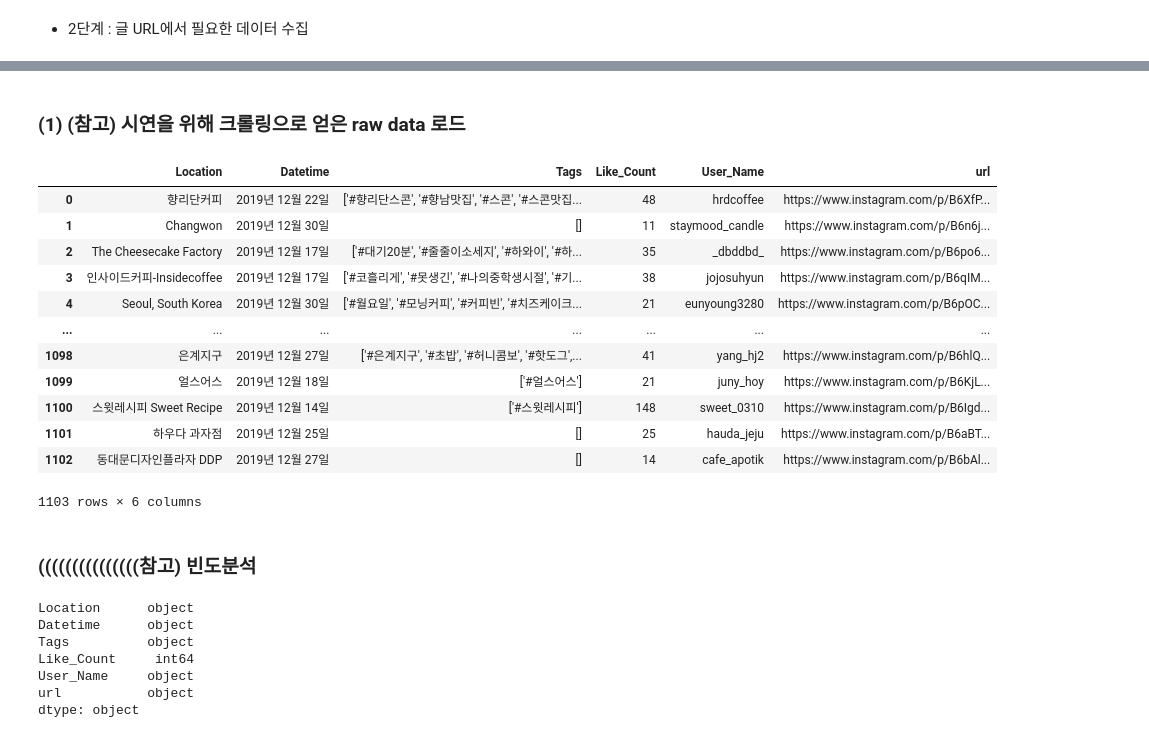
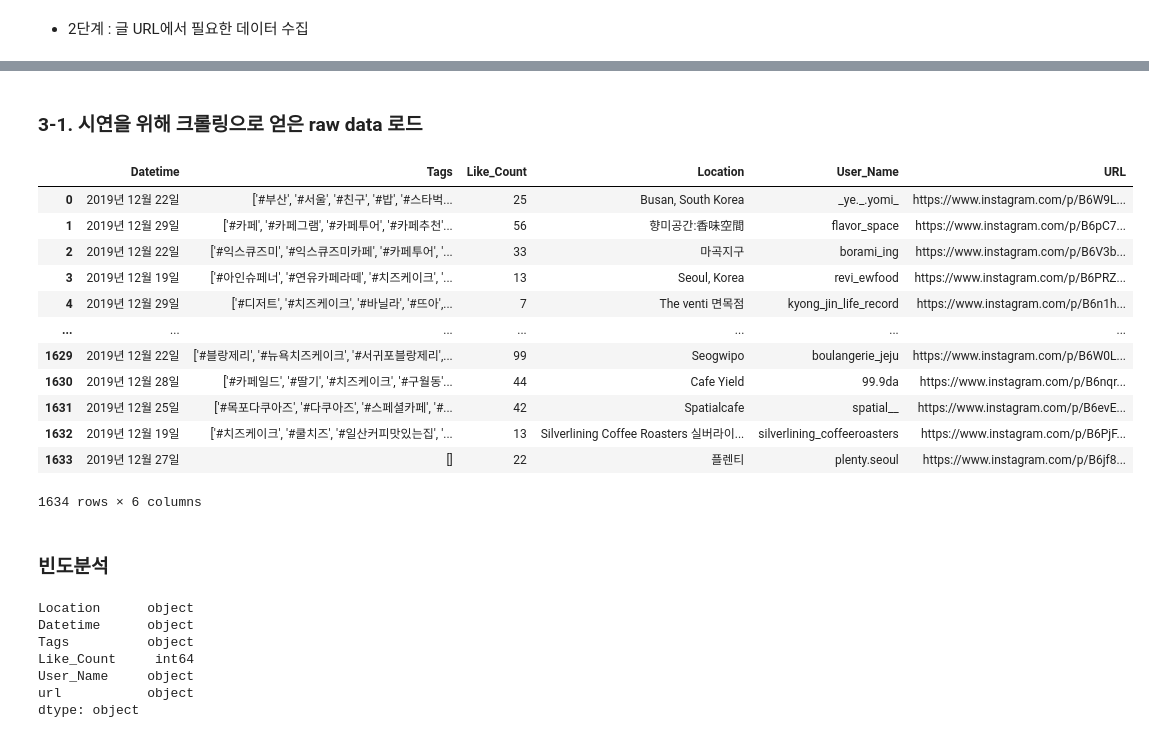
Before and after one commit to soothingni/PROJECT1, a Jupyter notebook: PROJECT1_정리.ipynb, the cells around one changed output, grey strips where cells are left out. Saved outputs shown, nothing was run; the diff lists cells and outputs as text; code cells hidden in the pictures.

```diff
--- a/PROJECT1_정리.ipynb
+++ b/PROJECT1_정리.ipynb
@@ -136,24 +169,24 @@ insta_df.to_csv(keyword + '_' + str(num_of_pages) + '.csv',mode='w', encoding='U
 # %% [markdown]
-### (1) (참고) 시연을 위해 크롤링으로 얻은 raw data 로드
+### 3-1. 시연을 위해 크롤링으로 얻은 raw data 로드
 # %%
-insta_df = pd.read_csv('C:/Users/student/Desktop/PROJECT1_dy/rawdata.csv', index_col=0, encoding='UTF-8')
+insta_df = pd.read_csv('rawdata.csv', index_col=0, encoding='UTF-8')
 insta_df
 # %% [output]
-|  | Location | Datetime | Tags | Like_Count | User_Name | url |
-| 0 | 향리단커피 | 2019년 12월 22일 | ['#향리단스콘', '#향남맛집', '#스콘', '#스콘맛집... | 48 | hrdcoffee | https://www.instagram.com/p/B6XfP... |
-| 1 | Changwon | 2019년 12월 30일 | [] | 11 | staymood_candle | https://www.instagram.com/p/B6n6j... |
-| 2 | The Cheesecake Factory | 2019년 12월 17일 | ['#대기20분', '#줄줄이소세지', '#하와이', '#하... | 35 | _dbddbd_ | https://www.instagram.com/p/B6po6... |
-| 3 | 인사이드커피-Insidecoffee | 2019년 12월 17일 | ['#코흘리게', '#못생긴', '#나의중학생시절', '#기... | 38 | jojosuhyun | https://www.instagram.com/p/B6qIM... |
-| 4 | Seoul, South Korea | 2019년 12월 30일 | ['#월요일', '#모닝커피', '#커피빈', '#치즈케이크... | 21 | eunyoung3280 | https://www.instagram.com/p/B6pOC... |
+|  | Datetime | Tags | Like_Count | Location | User_Name | URL |
+| 0 | 2019년 12월 22일 | ['#부산', '#서울', '#친구', '#밥', '#스타벅... | 25 | Busan, South Korea | _ye._.yomi_ | https://www.instagram.com/p/B6W9L... |
+| 1 | 2019년 12월 29일 | ['#카페', '#카페그램', '#카페투어', '#카페추천'... | 56 | 향미공간:香味空間 | flavor_space | https://www.instagram.com/p/B6pC7... |
+| 2 | 2019년 12월 22일 | ['#익스큐즈미', '#익스큐즈미카페', '#카페투어', '... | 33 | 마곡지구 | borami_ing | https://www.instagram.com/p/B6V3b... |
+| 3 | 2019년 12월 19일 | ['#아인슈페너', '#연유카페라떼', '#치즈케이크', '... | 13 | Seoul, Korea | revi_ewfood | https://www.instagram.com/p/B6PRZ... |
+| 4 | 2019년 12월 29일 | ['#디저트', '#치즈케이크', '#바닐라', '#뜨아',... | 7 | The venti 면목점 | kyong_jin_life_record | https://www.instagram.com/p/B6n1h... |
 | ... | ... | ... | ... | ... | ... | ... |
-| 1098 | 은계지구 | 2019년 12월 27일 | ['#은계지구', '#초밥', '#허니콤보', '#핫도그',... | 41 | yang_hj2 | https://www.instagram.com/p/B6hlQ... |
-| 1099 | 얼스어스 | 2019년 12월 18일 | ['#얼스어스'] | 21 | juny_hoy | https://www.instagram.com/p/B6KjL... |
-| 1100 | 스윗레시피 Sweet Recipe | 2019년 12월 14일 | ['#스윗레시피'] | 148 | sweet_0310 | https://www.instagram.com/p/B6Igd... |
-| 1101 | 하우다 과자점 | 2019년 12월 25일 | [] | 25 | hauda_jeju | https://www.instagram.com/p/B6aBT... |
-| 1102 | 동대문디자인플라자 DDP | 2019년 12월 27일 | [] | 14 | cafe_apotik | https://www.instagram.com/p/B6bAl... |
+| 1629 | 2019년 12월 22일 | ['#블랑제리', '#뉴욕치즈케이크', '#서귀포블랑제리',... | 99 | Seogwipo | boulangerie_jeju | https://www.instagram.com/p/B6W0L... |
+| 1630 | 2019년 12월 28일 | ['#카페일드', '#딸기', '#치즈케이크', '#구월동'... | 44 | Cafe Yield | 99.9da | https://www.instagram.com/p/B6nqr... |
+| 1631 | 2019년 12월 25일 | ['#목포다쿠아즈', '#다쿠아즈', '#스페셜카페', '#... | 42 | Spatialcafe | spatial__ | https://www.instagram.com/p/B6evE... |
+| 1632 | 2019년 12월 19일 | ['#치즈케이크', '#쿨치즈', '#일산커피맛있는집', '... | 13 | Silverlining Coffee Roasters 실버라이... | silverlining_coffeeroasters | https://www.instagram.com/p/B6PjF... |
+| 1633 | 2019년 12월 27일 | [] | 22 | 플렌티 | plenty.seoul | https://www.instagram.com/p/B6jf8... |
-1103 rows × 6 columns
+1634 rows × 6 columns
 # %% [markdown]
-### (((((((((((((((참고) 빈도분석
+### 빈도분석
 # %%
 insta_df.dtypes
 # %% [output]
```
Also changed, not shown: parts of 22 cells of this notebook.
